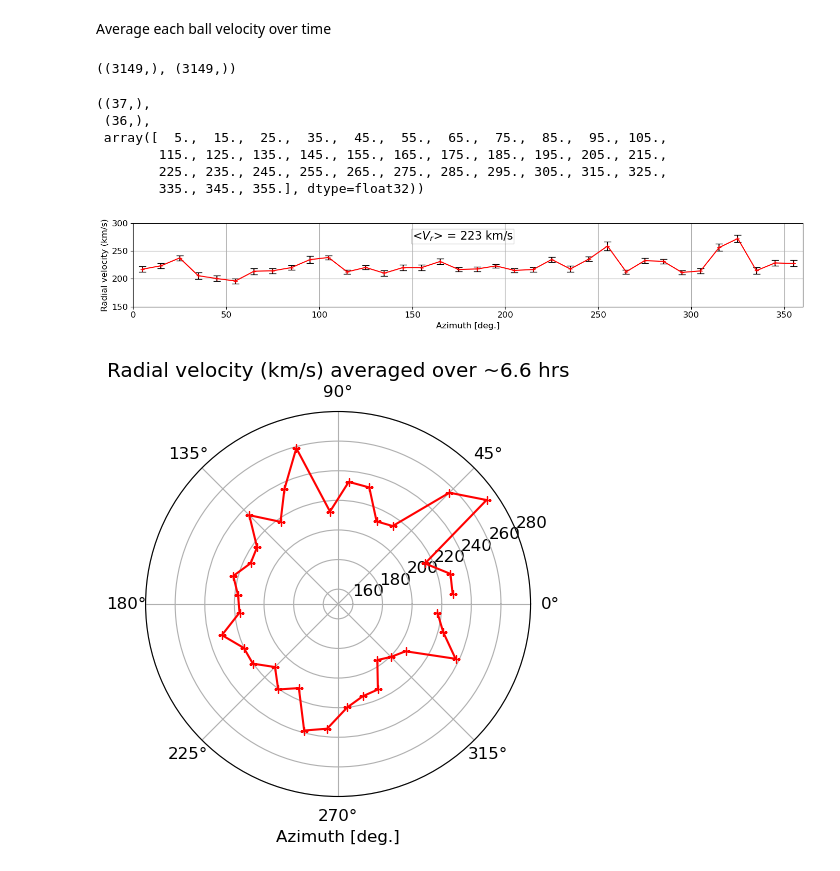
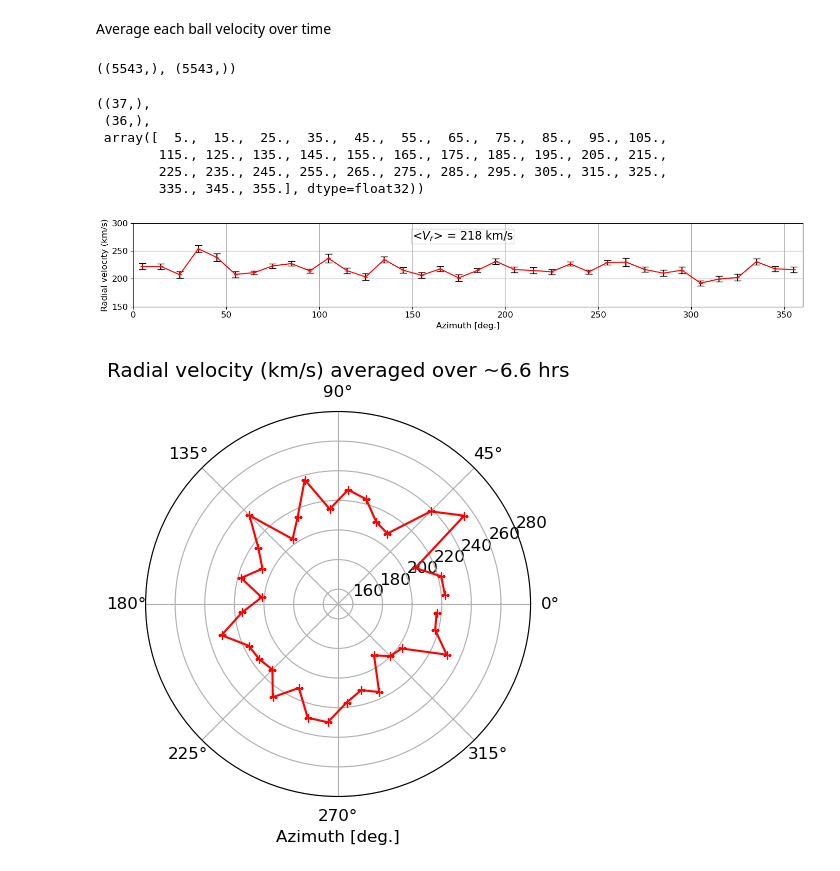
Before and after one commit to WaaallEEE/stereo_solar_flow_tracking, a Jupyter notebook: notebooks/COR2_balltracking.ipynb, the cells around one changed output. Drawn from its saved outputs; the diff is of its cells as text; code cells hidden in the pictures.

```diff
--- a/notebooks/COR2_balltracking.ipynb
+++ b/notebooks/COR2_balltracking.ipynb
@@ -213,5 +213,7 @@ Calculate velocity profiles
 # Remove the balls that are only here for their 1st frame - use ballage!
 ballpos = mbt.ballpos.copy()
 ballpos[ballpos == -1] = np.nan
-keep_tracks_mask = mbt.balls_age_t[:, -1] >= 10
+keep_tracks_mask = mbt.balls_age_t[:, -1] >= 5
 ballpos = ballpos[:, keep_tracks_mask, :]
+balls_age = mbt.balls_age_t[keep_tracks_mask, :]
+valid_balls = mbt.valid_balls_mask_t[keep_tracks_mask, :]
@@ -236,7 +269,7 @@ vy_tstd = np.nanstd(vy, axis=1)
 px_tavg = np.nanmean(px, axis=1)
 px_tavg.shape, vy_tavg.shape
 # %% [output]
-((3149,), (3149,))
+((5543,), (5543,))
 # %%
 from scipy.stats import binned_statistic
 bin_means, bin_edges, binnumber = binned_statistic(px_tavg, vy_tavg, statistic='mean', bins=np.arange(0,3601,100))
@@ -259,23 +292,23 @@ bin_edges.shape, bin_means.shape, deg_bins
 np.savez('vizzu_velocity_data', px_tavg=px_tavg, vy_tavg=vy_tavg)
 # %%
 fig, axs = plt.subplots(nrows=1, ncols=1, figsize=(14,7))
-axs.errorbar(deg_bins, bin_means, yerr=vmean_err, fmt='r+-', capsize=5, ecolor='black', label='radial velocity [km/s]')
+axs.errorbar((360 - deg_bins), bin_means, yerr=vmean_err, fmt='r+-', capsize=5, ecolor='black', label='radial velocity [km/s]')
 # axs.set_ylim([0, 350])
 axs.set_xlabel('Azimuth [deg.]')
 axs.set_ylabel('Radial velocity (km/s)')
 axs.set_xlim([0, 360])
 axs.set_ylim([150, 300])
 # axs2 = axs.twinx()
 # axs2.bar(deg_bins, bin_count, width=5, label='Ball count')
 # axs2.set_ylabel('Ball count per bin')
 # axs2.legend(loc='lower right')
 axs.grid()
 axs.set_aspect(0.3)
 plt.tight_layout()
 axs.text(150, 270, fr'<$V_r$> = {int(vmean)} km/s', fontsize=16, bbox=dict(facecolor='white', alpha=0.2, edgecolor='black', pad=1))
 fig.savefig(Path(outputdir, f'Radial_velocity_unwrapped.png'), dpi=dpi)
 # %% [output]
-[figure, old version]
+[figure, new version]
 # %%
 fig, axs = plt.subplots(nrows=1, ncols=1, figsize=(7,5), subplot_kw={'projection': 'polar'})
 axs.plot((360 - deg_bins)*np.pi/180, bin_means, 'r+-', label='radial velocity [km/s]')
@@ -290,7 +323,7 @@ axs.set_ylim([150, 280])
 # axs.text(0, 160, fr'<$V_r$> = {int(vmean)} km/s', fontsize=16, bbox=dict(facecolor='white', alpha=0.2, edgecolor='black', pad=1))
 fig.savefig(Path(outputdir, f'Radial_velocity_polar.png'), dpi=dpi)
 # %% [output]
-[figure, old version]
+[figure, new version]
 # %%
 l7tumfiles = sorted(glob.glob(str(PurePath('C:\Data\STEREO\L7tum\*.fts.gz'))))
 _, hdr = fitstools.fitsread(l7tumfiles[0], cube=False, astropy=True, header=True)
```
Also changed, not shown: parts of 4 cells of this notebook, 3 other files.
